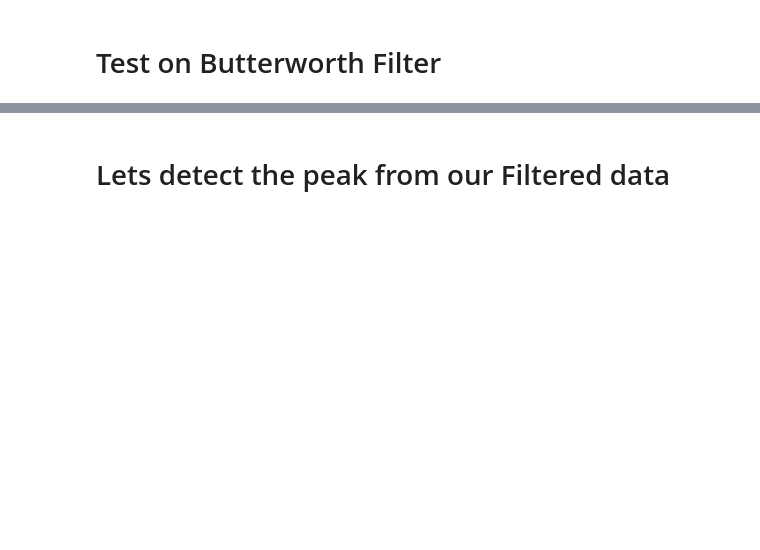
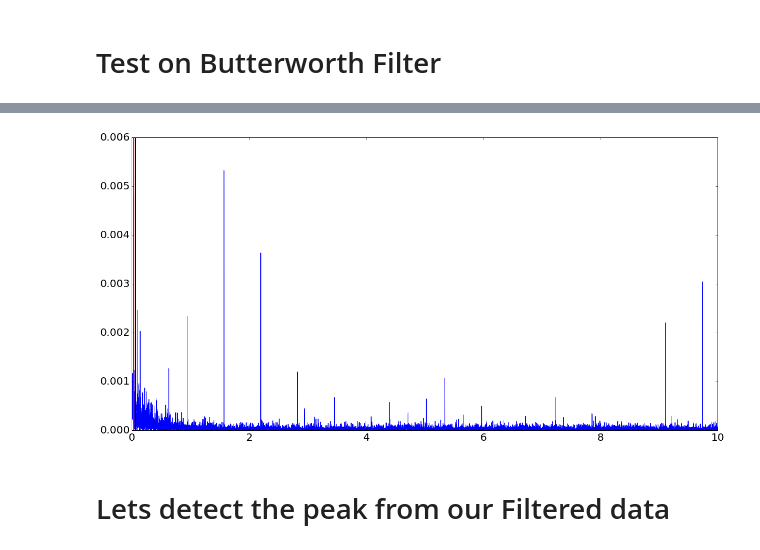
Before and after one commit to jamka1902/Python-Course, a Jupyter notebook: Data_analysis.ipynb, the cells around one changed output, grey strips where cells are left out. Cells and saved outputs as stored; diff of their text form; code cells hidden in the pictures; blank space fills up the shorter version.

```diff
--- a/Data_analysis.ipynb
+++ b/Data_analysis.ipynb
@@ -337,3 +337,16 @@ plt.show()
+# %%
+pgram_filt = signal.lombscargle(combinedData3[0],tempf, frequencies,normalize=True)
+# %%
+# Plotting the Frequency Power Spectrum
+fig = plt.figure()
+ax1 = fig.add_subplot(111)
+ax1.plot(frequencies,pgram_filt, 'b-')
+ax1.axvline(0.03*1./0.5,c='k',lw=2.)
+ax1.axvline(0.03,c='r',lw=2.)
+plt.show()
+#plt.xlim(0,2500)
+# %% [output]
+[figure, added]
 # %% [markdown]
 # Lets detect the peak from our Filtered data
 # %%
```
Also changed, not shown: parts of 18 cells of this notebook, 1 other file.
